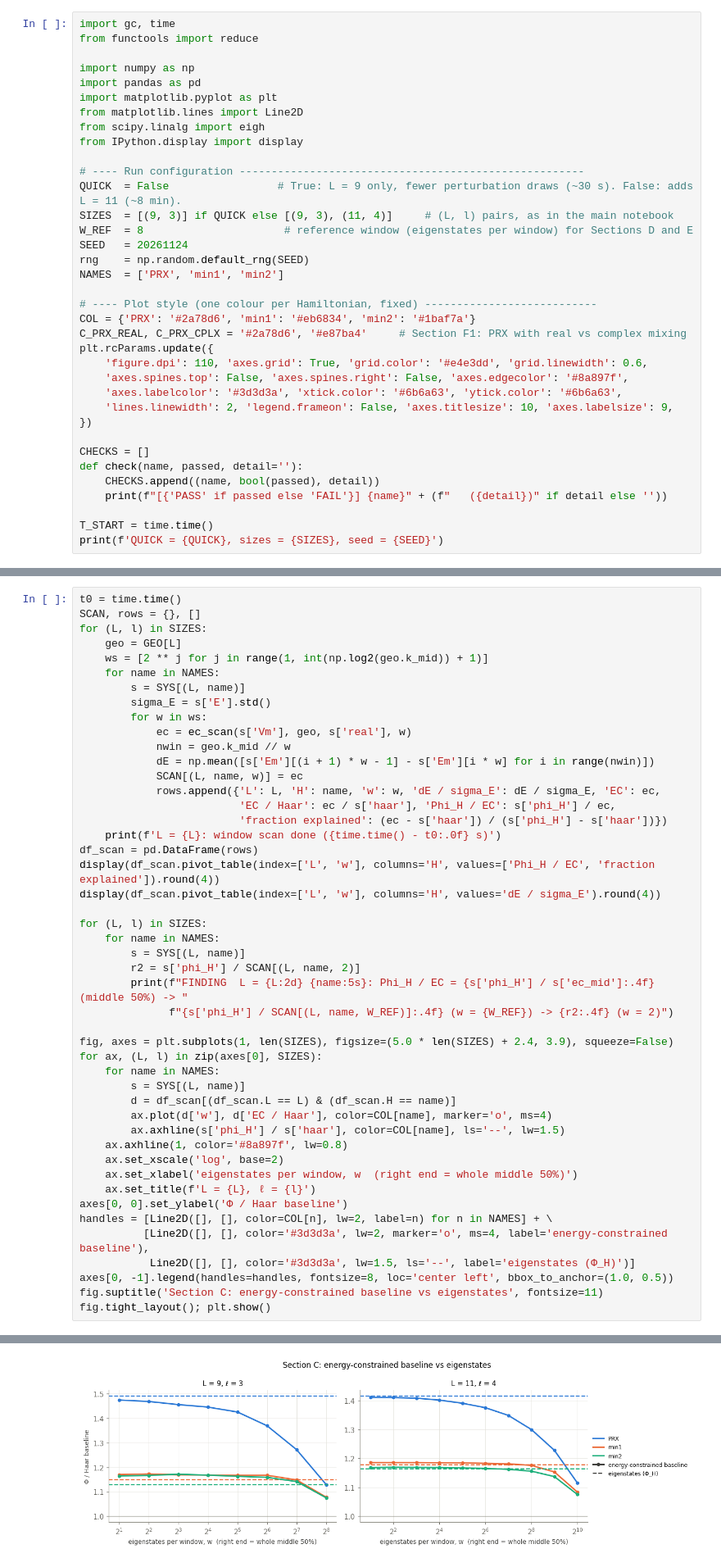
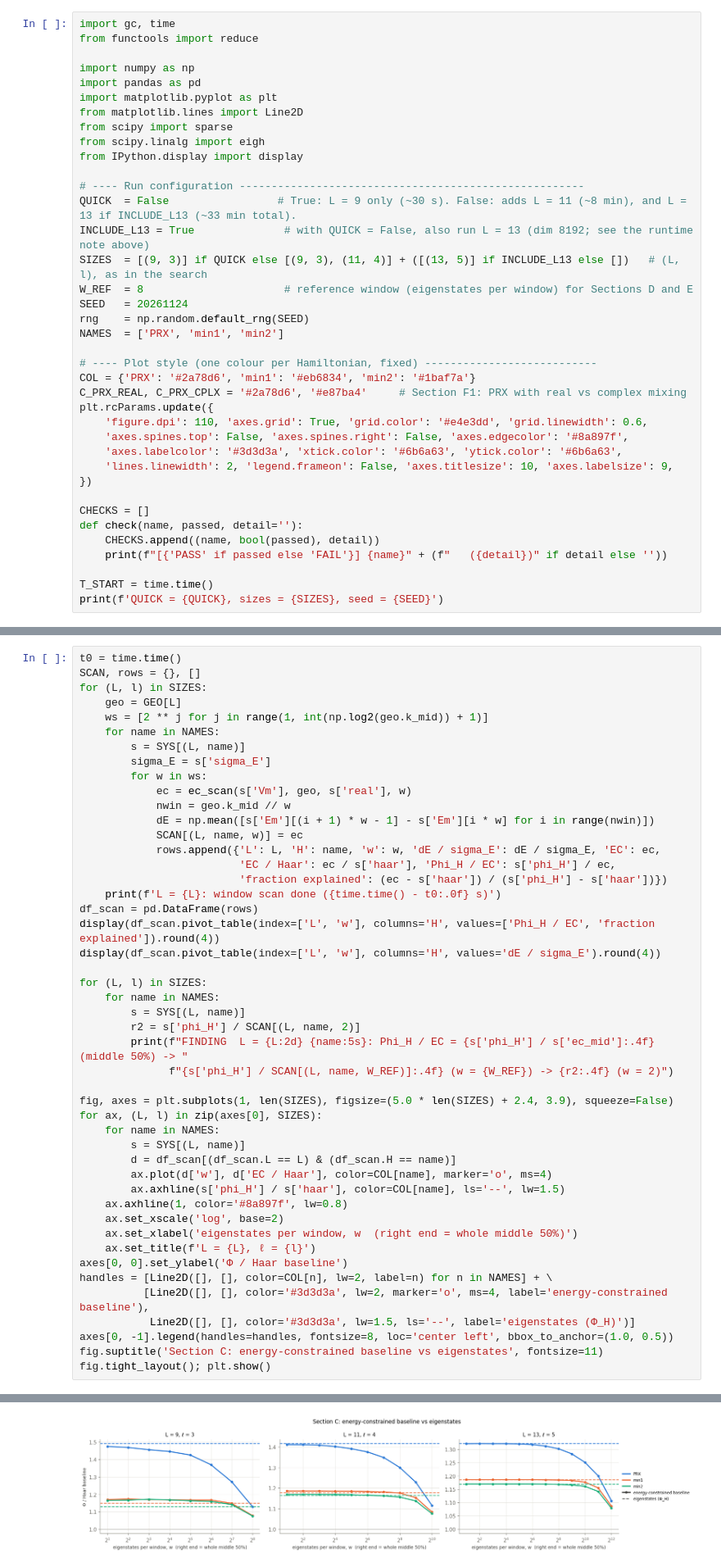
Before and after one commit to hotsoup1415/Optimizing-thermalization, a Jupyter notebook: notebooks/07_energy_conservation.ipynb, the cells around one changed output, grey strips where cells are left out. Shown at 82% size. Cells and saved outputs as stored; diff of their text form.

```diff
--- a/notebooks/07_energy_conservation.ipynb
+++ b/notebooks/07_energy_conservation.ipynb
@@ -40,12 +40,14 @@ import numpy as np
 import pandas as pd
 import matplotlib.pyplot as plt
 from matplotlib.lines import Line2D
+from scipy import sparse
 from scipy.linalg import eigh
 from IPython.display import display
 
 # ---- Run configuration ------------------------------------------------------
-QUICK  = False                 # True: L = 9 only, fewer perturbation draws (~30 s). False: adds L = 11 (~8 min).
-SIZES  = [(9, 3)] if QUICK else [(9, 3), (11, 4)]     # (L, l) pairs, as in the main notebook
+QUICK  = False                 # True: L = 9 only (~30 s). False: adds L = 11 (~8 min), and L = 13 if INCLUDE_L13 (~33 min total).
+INCLUDE_L13 = True              # with QUICK = False, also run L = 13 (dim 8192; see the runtime note above)
+SIZES  = [(9, 3)] if QUICK else [(9, 3), (11, 4)] + ([(13, 5)] if INCLUDE_L13 else [])   # (L, l), as in the search
 W_REF  = 8                      # reference window (eigenstates per window) for Sections D and E
 SEED   = 20261124
 rng    = np.random.default_rng(SEED)
@@ -356,7 +392,7 @@ for (L, l) in SIZES:
     ws = [2 ** j for j in range(1, int(np.log2(geo.k_mid)) + 1)]
     for name in NAMES:
         s = SYS[(L, name)]
-        sigma_E = s['E'].std()
+        sigma_E = s['sigma_E']
         for w in ws:
             ec = ec_scan(s['Vm'], geo, s['real'], w)
             nwin = geo.k_mid // w
@@ -444,4 +484,4 @@ FINDING  L = 11 min2 : Phi_H / EC = 1.0827 (middle 50%) -> 0.9960 (w = 8) -> 0.9
-[figure, old version]
+[figure, new version]
 # %% [markdown]
 ## Section D: Where the improvement from PRX to the optimised Hamiltonians comes from
 
```
Also changed, not shown: parts of 14 cells of this notebook, 1 other file.
